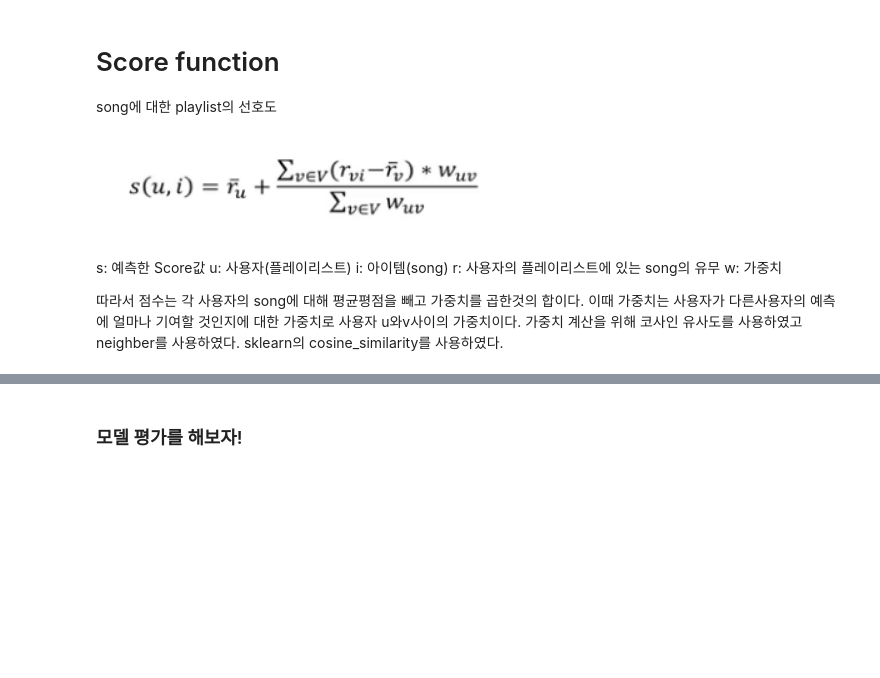
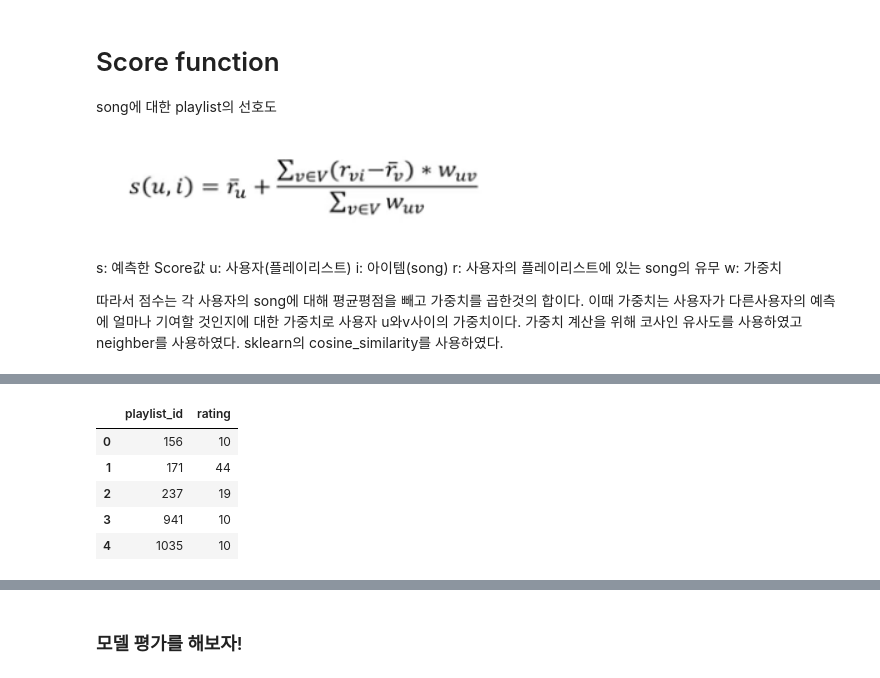
Before and after one commit to kye8524/MLTeamProject, a Jupyter notebook: train.ipynb, the cells around one changed output, grey strips where cells are left out. Cells and saved outputs as stored; diff of their text form; code cells hidden in the pictures; blank space fills up the shorter version.

```diff
--- a/train.ipynb
+++ b/train.ipynb
@@ -223,0 +216,9 @@ Rating_avg.head()
+# %%
+Mean.head()
+# %% [output]
+|  | playlist_id | rating |
+| 0 | 156 | 10 |
+| 1 | 171 | 44 |
+| 2 | 237 | 19 |
+| 3 | 941 | 10 |
+| 4 | 1035 | 10 |
```
Also changed, not shown: parts of 17 cells of this notebook, 2 other files.
